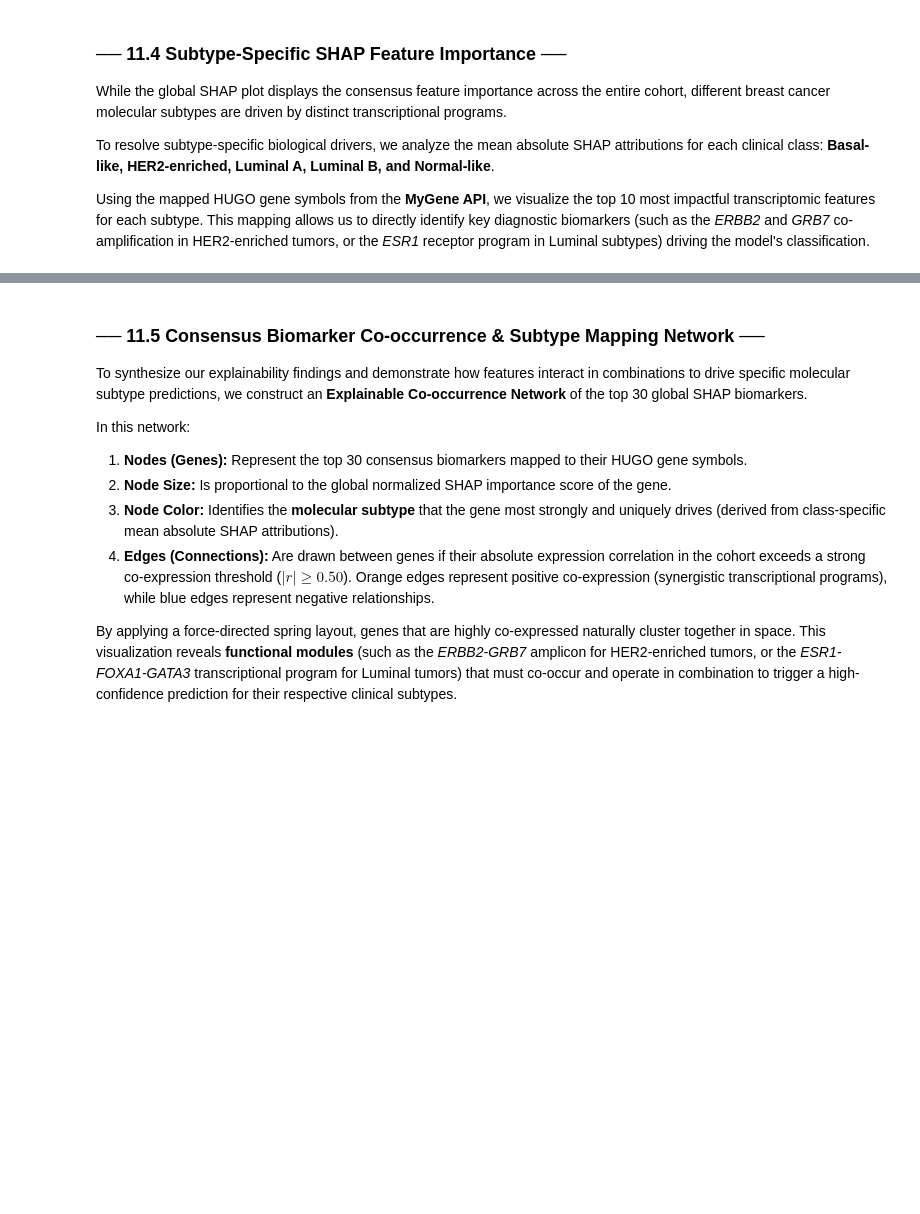
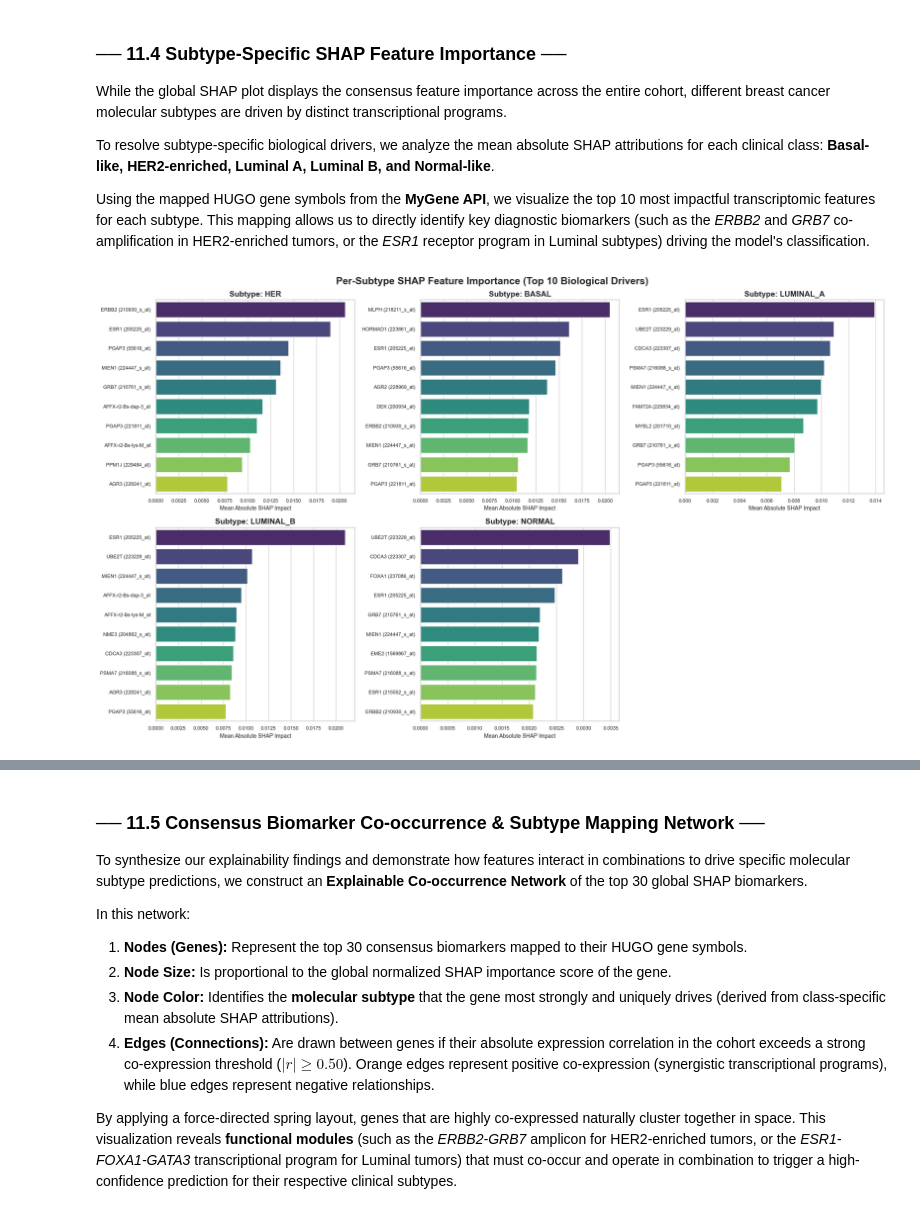
Before and after one commit to shubhamkjha369/OncoResolve-Breast-Cancer-Transcriptomics, a Jupyter notebook: Breast-Cancer-Transcriptomics-ML-Pipeline/notebooks/Breast_cancer_subtype_Transcriptomics_Pipeline.ipynb, the cells around one changed output, grey strips where cells are left out. Saved outputs shown, nothing was run; the diff lists cells and outputs as text; code cells hidden in the pictures; blank space fills up the shorter version.

Commit message:
Update Breast Cancer Subtype Transcriptomics Pipeline notebook and generated analysis artifacts

```diff
--- a/Breast-Cancer-Transcriptomics-ML-Pipeline/notebooks/Breast_cancer_subtype_Transcriptomics_Pipeline.ipynb
+++ b/Breast-Cancer-Transcriptomics-ML-Pipeline/notebooks/Breast_cancer_subtype_Transcriptomics_Pipeline.ipynb
@@ -2361,8 +2347,8 @@ To resolve subtype-specific biological drivers, we analyze the mean absolute SHA
 Using the mapped HUGO gene symbols from the **MyGene API**, we visualize the top 10 most impactful transcriptomic features for each subtype. This mapping allows us to directly identify key diagnostic biomarkers (such as the *ERBB2* and *GRB7* co-amplification in HER2-enriched tumors, or the *ESR1* receptor program in Luminal subtypes) driving the model's classification.
 # %%
 # ── 11.4 Subtype-Specific SHAP Feature Importance ──
-# Plot the top 10 biomarkers that drive the classification of each molecular subtype,
-# with probe IDs mapped to official HUGO gene symbols.
+""" Plot the top 10 biomarkers that drive the classification of each molecular subtype,
+    with probe IDs mapped to official HUGO gene symbols. """
 
 # Ensure we have class names and feature labels loaded
 class_names = list(le_shap.classes_)
@@ -2400,33 +2386,35 @@ for c_idx, name in enumerate(class_names):
     sns.barplot(
         data=df_plot,
         x='importance',
         y='feature',
         ax=axes[c_idx],
         palette='viridis',
         hue='feature',
         dodge=False,
         legend=False
     )
     axes[c_idx].set_title(f"Subtype: {name.upper()}", fontsize=14, fontweight='bold')
     axes[c_idx].set_xlabel("Mean Absolute SHAP Impact", fontsize=10)
     axes[c_idx].set_ylabel("")
     axes[c_idx].tick_params(labelsize=9)
 
 # Hide the empty 6th subplot
 axes[5].axis('off')
 
 plt.suptitle("Per-Subtype SHAP Feature Importance (Top 10 Biological Drivers)", fontsize=18, fontweight='bold', y=0.98)
 plt.tight_layout()
 
 # Save the plot as an artifact
 plt.savefig(
     ARTIFACT_DIR / "subtype_shap_importance.png",
     dpi=300,
     bbox_inches="tight"
 )
 
 plt.show()
 plt.close()
+# %% [output]
+[figure, added]
 # %%
 # Create feature labels from the annotated SHAP table
 feature_labels = (
```
Also changed, not shown: parts of 27 cells of this notebook, 20 other files.
